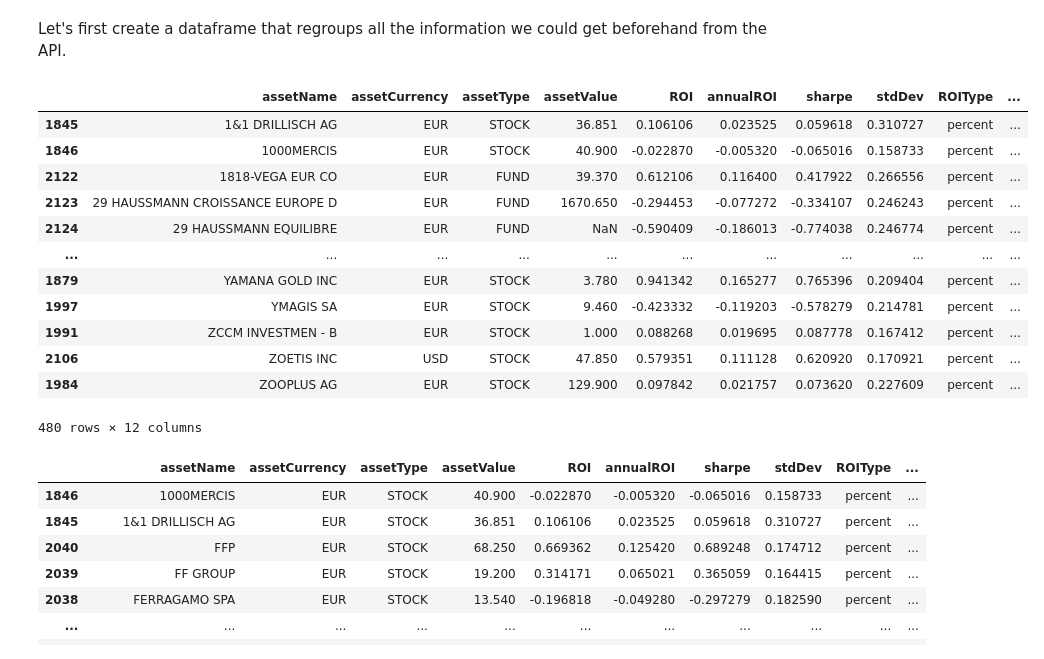
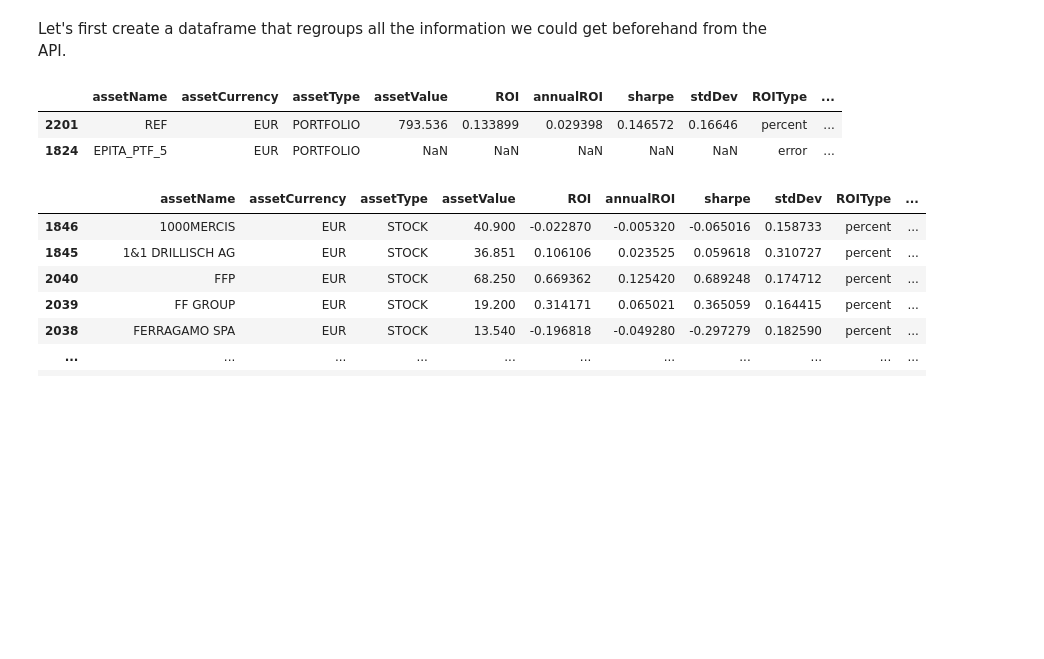
Before and after one commit to Negimaster/epifin-dolphin, a Jupyter notebook: Dolphin.ipynb, the cells around one changed output. Saved outputs shown, nothing was run; the diff lists cells and outputs as text; code cells hidden in the pictures; blank space fills up the shorter version.

```diff
--- a/Dolphin.ipynb
+++ b/Dolphin.ipynb
@@ -310,17 +310,22 @@ class Portfolio():
 
             resp = r.putRatio([13, 12, 10, 9], company_id_array, None, START_DATE, END_DATE, None)
 
-            self.dataframe['ROI'] = [(resp[id]['13']['value']).replace(',', '.') for id in resp]
-            self.dataframe['annualROI'] = [(resp[id]['9']['value']).replace(',', '.') for id in resp]
-            self.dataframe['sharpe'] = [(resp[id]['12']['value']).replace(',', '.') for id in resp]
-            self.dataframe['stdDev'] = [(resp[id]['10']['value']).replace(',', '.') for id in resp]
+            self.dataframe['ROI'] = None
+            self.dataframe['annualROI'] = None
+            self.dataframe['sharpe'] = None
+            self.dataframe['stdDev'] = None
+
+            for id in company_id_array:
+                self.dataframe.loc[id, 'ROI'] = (resp[str(id)]['13']['value']).replace(',', '.')
+                self.dataframe.loc[id, 'annualROI'] = (resp[str(id)]['9']['value']).replace(',', '.')
+                self.dataframe.loc[id, 'sharpe'] = (resp[str(id)]['12']['value']).replace(',', '.')
+                self.dataframe.loc[id, 'stdDev'] = (resp[str(id)]['10']['value']).replace(',', '.')
+                self.dataframe.loc[id, 'ROIType'] = (resp[str(id)]['13']['type'])
 
             self.dataframe['ROI'] = pd.to_numeric(self.dataframe['ROI'],errors='coerce')
             self.dataframe['annualROI'] = pd.to_numeric(self.dataframe['annualROI'],errors='coerce')
             self.dataframe['sharpe'] = pd.to_numeric(self.dataframe['sharpe'],errors='coerce')
             self.dataframe['stdDev'] = pd.to_numeric(self.dataframe['stdDev'],errors='coerce')
-            self.dataframe['ROIType'] = [resp[id]['13']['type'] for id in resp]
-            self.dataframe[self.dataframe.ROIType == 'error']
 
             self.dataframe['quantity'] = 0
             self.dataframe['totalValue'] = 0
@@ -409,21 +414,12 @@ class Portfolio():
 # %%
 #test = AssetDataframe()
 b = Portfolio()
-b.get_dataframe()
+test = b.get_dataframe().sort_values(by=['sharpe'], ascending=False)
+test[test.assetType == 'PORTFOLIO']
 # %% [output]
 |  | assetName | assetCurrency | assetType | assetValue | ROI | annualROI | sharpe | stdDev | ROIType | ... |
-| 1845 | 1&1 DRILLISCH AG | EUR | STOCK | 36.851 | 0.106106 | 0.023525 | 0.059618 | 0.310727 | percent | ... |
-| 1846 | 1000MERCIS | EUR | STOCK | 40.900 | -0.022870 | -0.005320 | -0.065016 | 0.158733 | percent | ... |
-| 2122 | 1818-VEGA EUR CO | EUR | FUND | 39.370 | 0.612106 | 0.116400 | 0.417922 | 0.266556 | percent | ... |
-| 2123 | 29 HAUSSMANN CROISSANCE EUROPE D | EUR | FUND | 1670.650 | -0.294453 | -0.077272 | -0.334107 | 0.246243 | percent | ... |
-| 2124 | 29 HAUSSMANN EQUILIBRE | EUR | FUND | NaN | -0.590409 | -0.186013 | -0.774038 | 0.246774 | percent | ... |
-| ... | ... | ... | ... | ... | ... | ... | ... | ... | ... | ... |
-| 1879 | YAMANA GOLD INC | EUR | STOCK | 3.780 | 0.941342 | 0.165277 | 0.765396 | 0.209404 | percent | ... |
-| 1997 | YMAGIS SA | EUR | STOCK | 9.460 | -0.423332 | -0.119203 | -0.578279 | 0.214781 | percent | ... |
-| 1991 | ZCCM INVESTMEN - B | EUR | STOCK | 1.000 | 0.088268 | 0.019695 | 0.087778 | 0.167412 | percent | ... |
-| 2106 | ZOETIS INC | USD | STOCK | 47.850 | 0.579351 | 0.111128 | 0.620920 | 0.170921 | percent | ... |
-| 1984 | ZOOPLUS AG | EUR | STOCK | 129.900 | 0.097842 | 0.021757 | 0.073620 | 0.227609 | percent | ... |
+| 2201 | REF | EUR | PORTFOLIO | 793.536 | 0.133899 | 0.029398 | 0.146572 | 0.16646 | percent | ... |
+| 1824 | EPITA_PTF_5 | EUR | PORTFOLIO | NaN | NaN | NaN | NaN | NaN | error | ... |
-480 rows × 12 columns
 # %%
 b.get_asset(1846, 3).sort_values(by=['NAVPercentage'], ascending=False)
 # %% [output]
```
Also changed, not shown: parts of 6 cells of this notebook.
